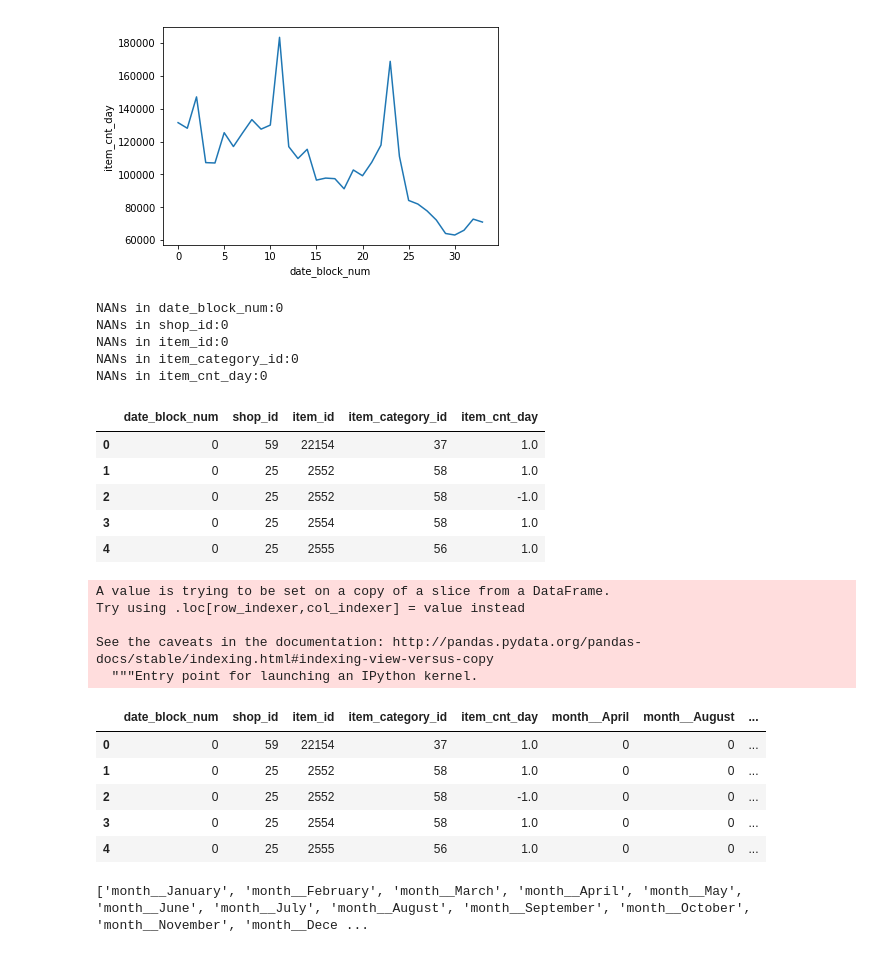
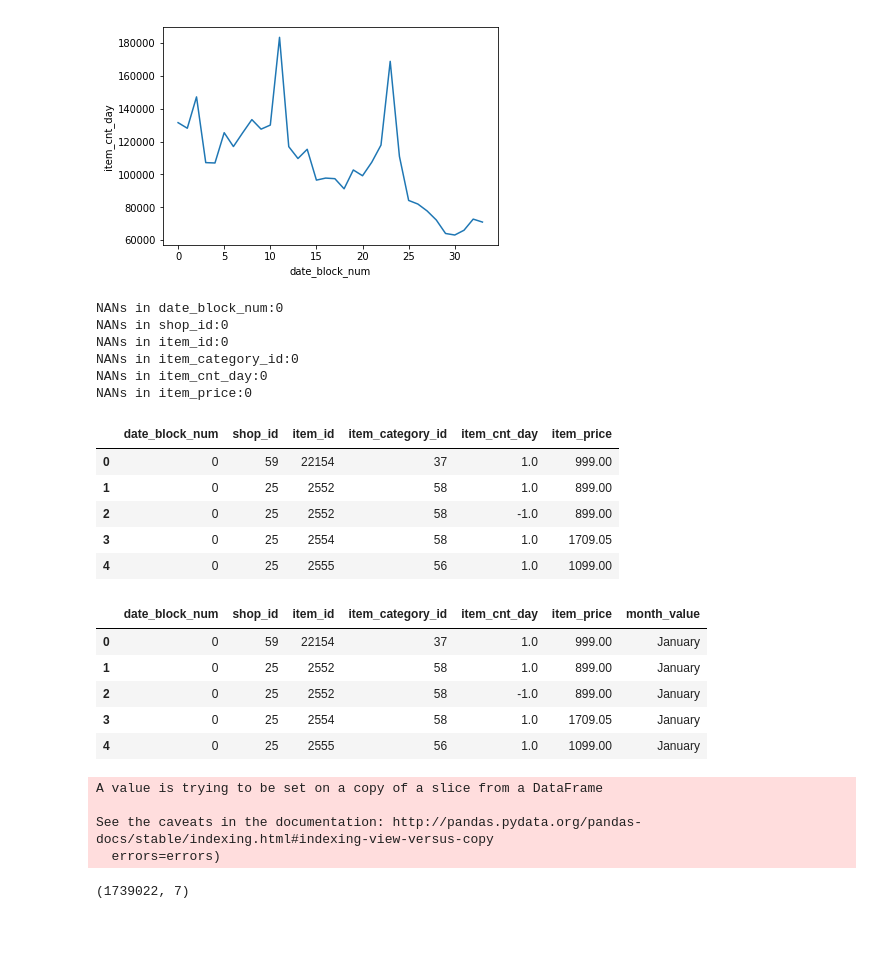
Before and after one commit to EgertM/SalesPredictions, a Jupyter notebook: app/SalesPredictions.ipynb, the cells around one changed output. Drawn from its saved outputs; the diff is of its cells as text; code cells hidden in the pictures.

Commit message:
Data preprocessed

```diff
--- a/app/SalesPredictions.ipynb
+++ b/app/SalesPredictions.ipynb
@@ -101,7 +99,7 @@ default_category_idx = len(item_categories)
 # %%
 train['item_category_id'] = train['item_id'].map(item_to_cat)
 # %%
-new_train = train[['date_block_num','shop_id','item_id','item_category_id','item_cnt_day']]
+new_train = train[['date_block_num','shop_id','item_id','item_category_id','item_cnt_day','item_price']]
 # %%
 print(new_train.head(10))
 # %% [output]
@@ -190,56 +170,60 @@ NANs in shop_id:0
 NANs in item_id:0
 NANs in item_category_id:0
 NANs in item_cnt_day:0
+NANs in item_price:0
 # %%
 new_train.head()
 # %% [output]
-|  | date_block_num | shop_id | item_id | item_category_id | item_cnt_day |
-| 0 | 0 | 59 | 22154 | 37 | 1.0 |
-| 1 | 0 | 25 | 2552 | 58 | 1.0 |
-| 2 | 0 | 25 | 2552 | 58 | -1.0 |
-| 3 | 0 | 25 | 2554 | 58 | 1.0 |
-| 4 | 0 | 25 | 2555 | 56 | 1.0 |
+|  | date_block_num | shop_id | item_id | item_category_id | item_cnt_day | item_price |
+| 0 | 0 | 59 | 22154 | 37 | 1.0 | 999.00 |
+| 1 | 0 | 25 | 2552 | 58 | 1.0 | 899.00 |
+| 2 | 0 | 25 | 2552 | 58 | -1.0 | 899.00 |
+| 3 | 0 | 25 | 2554 | 58 | 1.0 | 1709.05 |
+| 4 | 0 | 25 | 2555 | 56 | 1.0 | 1099.00 |
 # %%
 new_train['month_value'] = new_train['date_block_num'] % 12
 month_value_name_map = {
     0:'January',
     1:'February',
     2:'March',
     3:'April',
     4:'May',
     5:'June',
     6:'July',
     7:'August',
     8:'September',
     9:'October',
     10:'November',
     11:'December'
 }
 new_train.month_value = new_train.month_value.map(month_value_name_map)
+
 new_train.month_value.value_counts()
-new_train = pd.get_dummies(new_train, columns = ['month_value'], prefix='month_')
+
+#new_train = pd.get_dummies(new_train, columns = ['month_value'], prefix='month_')
 new_train.head()
 # %% [output]
-A value is trying to be set on a copy of a slice from a DataFrame.
-Try using .loc[row_indexer,col_indexer] = value instead
-
-See the caveats in the documentation: http://pandas.pydata.org/pandas-docs/stable/indexing.html#indexing-view-versus-copy
-  """Entry point for launching an IPython kernel.
-|  | date_block_num | shop_id | item_id | item_category_id | item_cnt_day | month__April | month__August | ... |
-| 0 | 0 | 59 | 22154 | 37 | 1.0 | 0 | 0 | ... |
-| 1 | 0 | 25 | 2552 | 58 | 1.0 | 0 | 0 | ... |
-| 2 | 0 | 25 | 2552 | 58 | -1.0 | 0 | 0 | ... |
-| 3 | 0 | 25 | 2554 | 58 | 1.0 | 0 | 0 | ... |
-| 4 | 0 | 25 | 2555 | 56 | 1.0 | 0 | 0 | ... |
+|  | date_block_num | shop_id | item_id | item_category_id | item_cnt_day | item_price | month_value |
+| 0 | 0 | 59 | 22154 | 37 | 1.0 | 999.00 | January |
+| 1 | 0 | 25 | 2552 | 58 | 1.0 | 899.00 | January |
+| 2 | 0 | 25 | 2552 | 58 | -1.0 | 899.00 | January |
+| 3 | 0 | 25 | 2554 | 58 | 1.0 | 1709.05 | January |
+| 4 | 0 | 25 | 2555 | 56 | 1.0 | 1099.00 | January |
 # %%
 negativeValues = new_train[new_train['item_cnt_day'] == -1.0].index
 new_train.drop(negativeValues, inplace=True)
+# %% [output]
+A value is trying to be set on a copy of a slice from a DataFrame
+
+See the caveats in the documentation: http://pandas.pydata.org/pandas-docs/stable/indexing.html#indexing-view-versus-copy
+  errors=errors)
 # %%
-month_cols = ['month__'+ v for v in month_value_name_map.values()]
-print(month_cols)
-grouped_train = pd.DataFrame(new_train.groupby(['date_block_num','shop_id','item_id','item_category_id']+month_cols)['item_cnt_day'].sum().reset_index())
+#month_cols = ['month__'+ v for v in month_value_name_map.values()]
+grouped_train = pd.DataFrame(new_train.groupby(['date_block_num','shop_id','item_id','item_category_id','month_value','item_price'])['item_cnt_day'].sum().reset_index())
-# %% [output]
-['month__January', 'month__February', 'month__March', 'month__April', 'month__May', 'month__June', 'month__July', 'month__August', 'month__September', 'month__October', 'month__November', 'month__Dece ...
+# %%
+grouped_train.shape
+# %% [output]
+(1739022, 7)
 # %%
 grouped_train.head()
 # %% [output]
```
Also changed, not shown: parts of 14 cells of this notebook.
